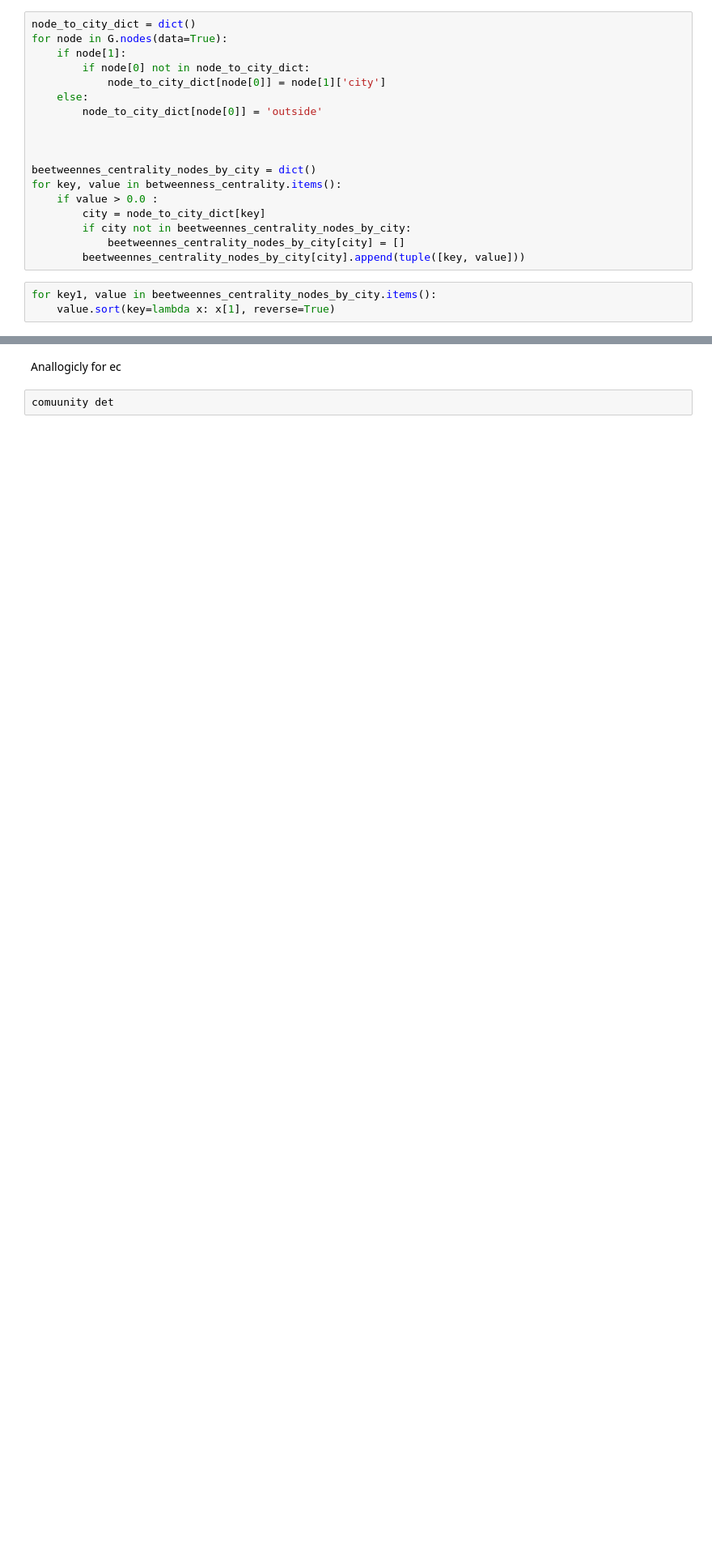
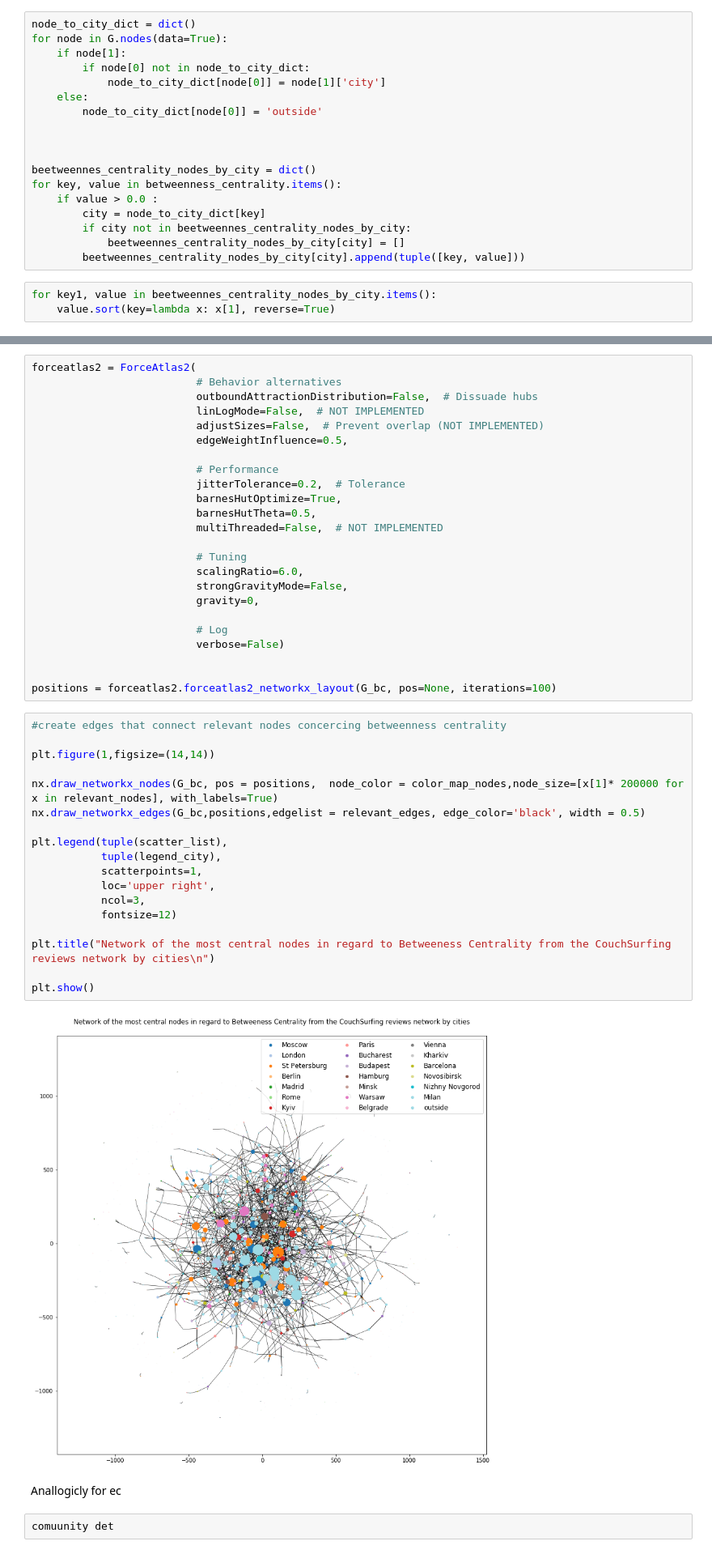
Before and after one commit to eikekutz/SocialGraphFinalProject, a Jupyter notebook: Part1-NetworkStatistics- bc,ec, comunity_det.ipynb, the cells around one changed output, grey strips where cells are left out. Shown at 81% size. Saved outputs shown, nothing was run; the diff lists cells and outputs as text; blank space fills up the shorter version.

```diff
--- a/Part1-NetworkStatistics- bc,ec, comunity_det.ipynb
+++ b/Part1-NetworkStatistics- bc,ec, comunity_det.ipynb
@@ -119,3 +177,47 @@ plt.show()
+# %%
+forceatlas2 = ForceAtlas2(
+                          # Behavior alternatives
+                          outboundAttractionDistribution=False,  # Dissuade hubs
+                          linLogMode=False,  # NOT IMPLEMENTED
+                          adjustSizes=False,  # Prevent overlap (NOT IMPLEMENTED)
+                          edgeWeightInfluence=0.5,
+
+                          # Performance
+                          jitterTolerance=0.2,  # Tolerance
+                          barnesHutOptimize=True,
+                          barnesHutTheta=0.5,
+                          multiThreaded=False,  # NOT IMPLEMENTED
+
+                          # Tuning
+                          scalingRatio=6.0,
+                          strongGravityMode=False,
+                          gravity=0,
+
+                          # Log
+                          verbose=False)
+
+
+positions = forceatlas2.forceatlas2_networkx_layout(G_bc, pos=None, iterations=100)
+# %%
+#create edges that connect relevant nodes concercing betweenness centrality
+
+plt.figure(1,figsize=(14,14))
+
+nx.draw_networkx_nodes(G_bc, pos = positions,  node_color = color_map_nodes,node_size=[x[1]* 200000 for x in relevant_nodes], with_labels=True)
+nx.draw_networkx_edges(G_bc,positions,edgelist = relevant_edges, edge_color='black', width = 0.5)
+
+plt.legend(tuple(scatter_list),
+           tuple(legend_city),
+           scatterpoints=1,
+           loc='upper right',
+           ncol=3,
+           fontsize=12)
+
+plt.title("Network of the most central nodes in regard to Betweeness Centrality from the CouchSurfing reviews network by cities\n")
+
+plt.show()
+# %% [output]
+[figure, added]
 # %% [markdown]
 Anallogicly for ec
 # %%
```
Also changed, not shown: parts of 8 cells of this notebook.
